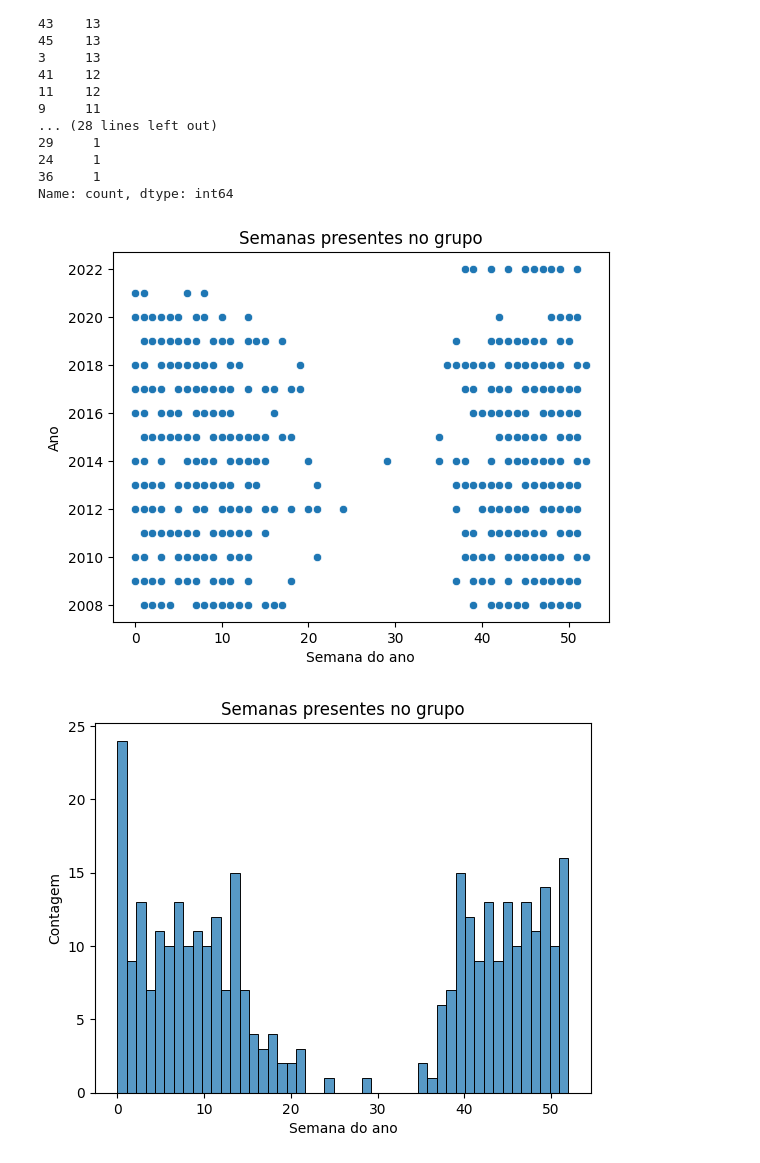
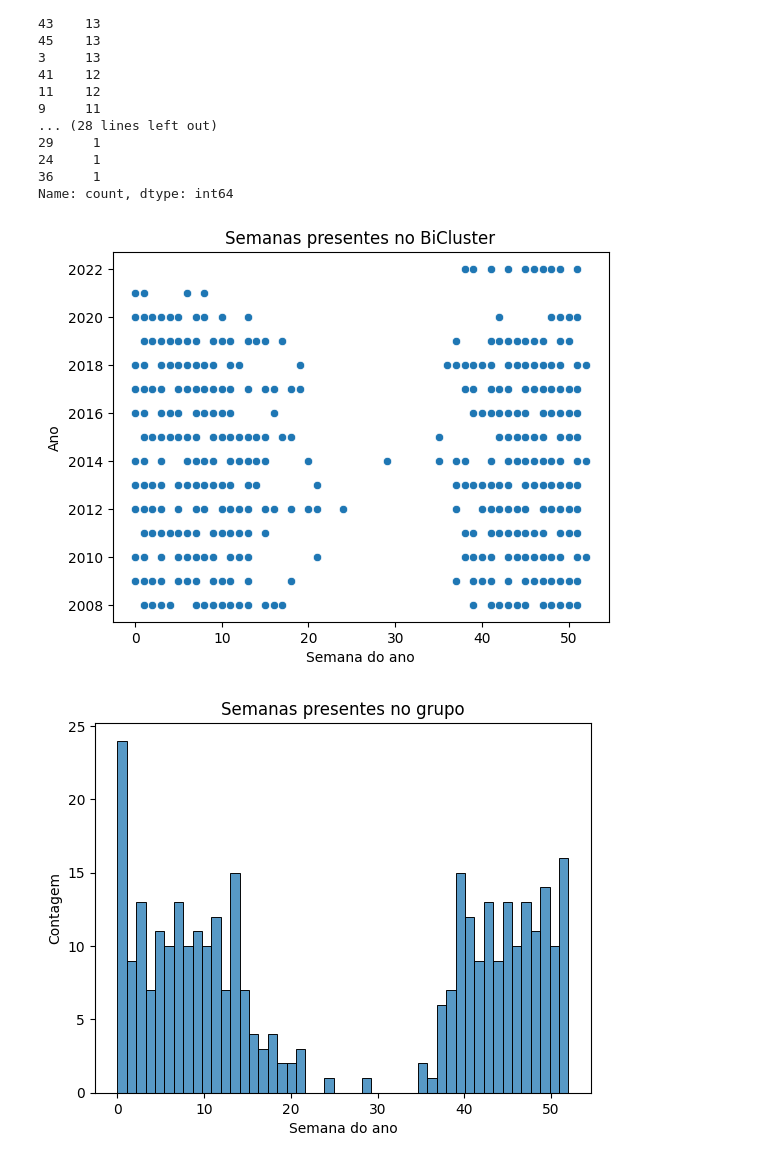
Before and after one commit to davilbs/TP_MDA, a Jupyter notebook: notebooks/5-dsc-weekly-nclusterbox-10-threshold.ipynb, the cells around one changed output. Saved outputs shown, nothing was run; the diff lists cells and outputs as text; code cells hidden in the pictures.

```diff
--- a/notebooks/5-dsc-weekly-nclusterbox-10-threshold.ipynb
+++ b/notebooks/5-dsc-weekly-nclusterbox-10-threshold.ipynb
@@ -86,13 +86,13 @@ semana_do_ano
 Name: count, dtype: int64
 # %%
 sns.scatterplot(dates_per_itemset_df, x='semana_do_ano',  y= 'Ano')
-plt.title("Semanas presentes no grupo")
+plt.title("Semanas presentes no BiCluster")
 plt.xlabel("Semana do ano")
 plt.ylabel("Ano")
 plt.savefig("assets/semanas_no_grupo.png")
 plt.show()
 # %% [output]
-[figure, old version]
+[figure, new version]
 # %%
 sns.histplot(dates_per_itemset_df, x='semana_do_ano', bins= 48)
 plt.xlabel("Semana do ano")
```
Also changed, not shown: 2 other files.
